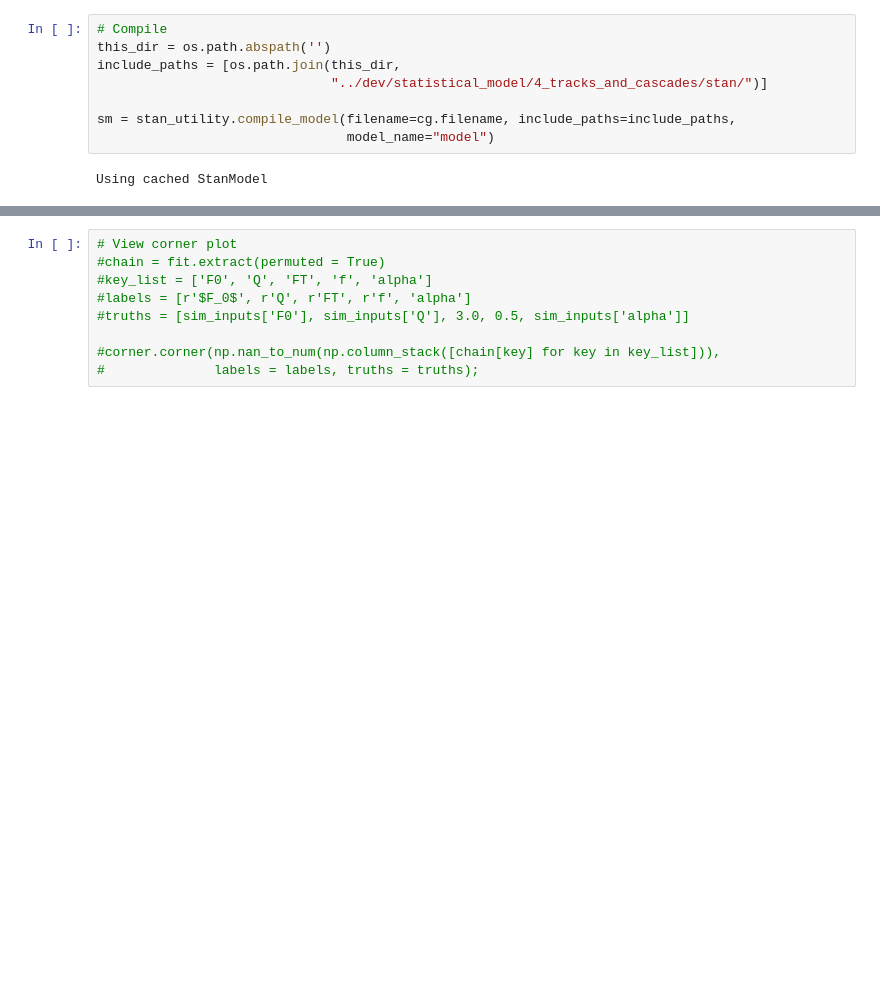
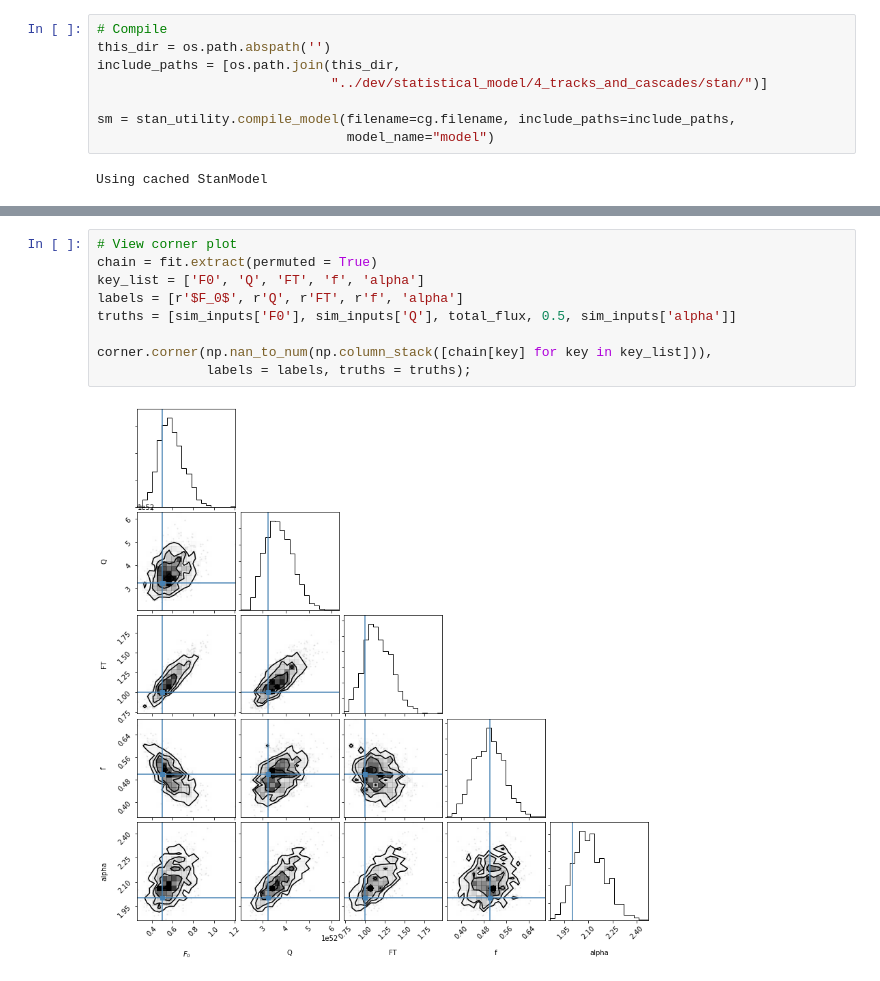
Before and after one commit to specktakel/hierarchical_nu, a Jupyter notebook: software/test_software.ipynb, the cells around one changed output, grey strips where cells are left out. Saved outputs shown, nothing was run; the diff lists cells and outputs as text; blank space fills up the shorter version.

```diff
--- a/software/test_software.ipynb
+++ b/software/test_software.ipynb
@@ -599,9 +647,11 @@ To run all diagnostics call pystan.check_hmc_diagnostics(fit)
 # %%
 # View corner plot
-#chain = fit.extract(permuted = True)
-#key_list = ['F0', 'Q', 'FT', 'f', 'alpha']
-#labels = [r'$F_0$', r'Q', r'FT', r'f', 'alpha']
-#truths = [sim_inputs['F0'], sim_inputs['Q'], 3.0, 0.5, sim_inputs['alpha']]
+chain = fit.extract(permuted = True)
+key_list = ['F0', 'Q', 'FT', 'f', 'alpha']
+labels = [r'$F_0$', r'Q', r'FT', r'f', 'alpha']
+truths = [sim_inputs['F0'], sim_inputs['Q'], total_flux, 0.5, sim_inputs['alpha']]
 
-#corner.corner(np.nan_to_num(np.column_stack([chain[key] for key in key_list])),
-#              labels = labels, truths = truths);
+corner.corner(np.nan_to_num(np.column_stack([chain[key] for key in key_list])),
+              labels = labels, truths = truths);
+# %% [output]
+[figure, added]
```
Also changed, not shown: parts of 21 cells of this notebook, 1 other file.
